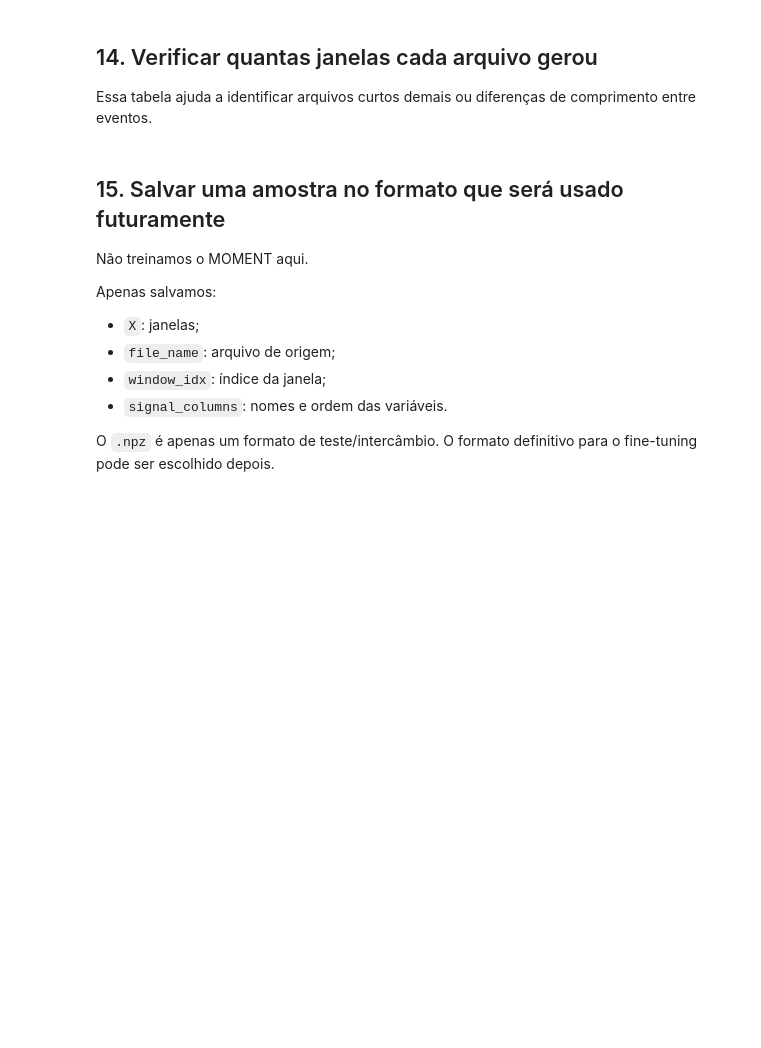
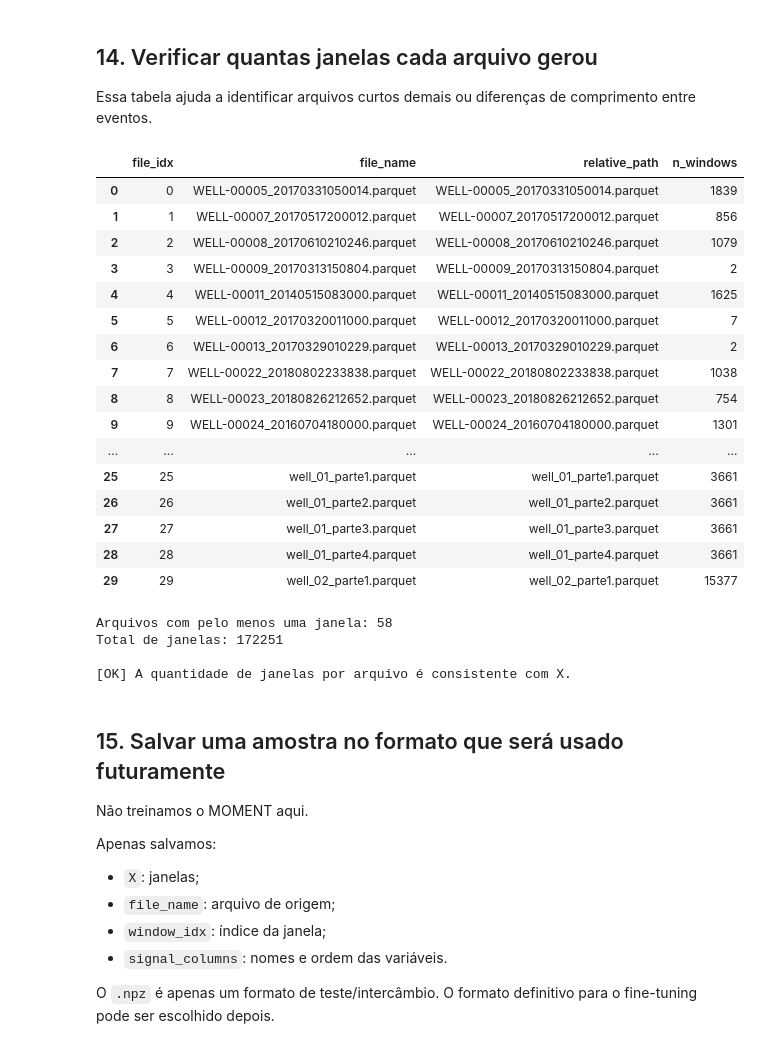
Before and after one commit to bcmarti/3W-unsupervised-learning, a Jupyter notebook: moment_projetos/test2_unlabeled_data_preprocessing.ipynb, the cells around one changed output. Cells and saved outputs as stored; diff of their text form; code cells hidden in the pictures; blank space fills up the shorter version.

```diff
--- a/moment_projetos/test2_unlabeled_data_preprocessing.ipynb
+++ b/moment_projetos/test2_unlabeled_data_preprocessing.ipynb
@@ -798,23 +912,63 @@ Essa tabela ajuda a identificar arquivos curtos demais ou diferenças de comprim
 # %%
 windows_per_file = (
     window_metadata
     .groupby(
         ["file_idx", "file_name", "relative_path"],
         as_index=False,
     )
     .size()
     .rename(columns={"size": "n_windows"})
 )
 
 display(windows_per_file.head(30))
 
 print(
     f"Arquivos com pelo menos uma janela: "
     f"{len(windows_per_file)}"
 )
+
 print(
     f"Total de janelas: {len(X)}"
 )
+
+# ============================================================
+# VALIDAÇÕES
+# ============================================================
+
+assert windows_per_file["n_windows"].sum() == len(X)
+
+assert (
+    window_metadata["window_idx"]
+    .min()
+    >= 0
+)
+
+print(
+    "\n[OK] A quantidade de janelas por arquivo "
+    "é consistente com X."
+)
+# %% [output]
+|  | file_idx | file_name | relative_path | n_windows |
+| 0 | 0 | WELL-00005_20170331050014.parquet | WELL-00005_20170331050014.parquet | 1839 |
+| 1 | 1 | WELL-00007_20170517200012.parquet | WELL-00007_20170517200012.parquet | 856 |
+| 2 | 2 | WELL-00008_20170610210246.parquet | WELL-00008_20170610210246.parquet | 1079 |
+| 3 | 3 | WELL-00009_20170313150804.parquet | WELL-00009_20170313150804.parquet | 2 |
+| 4 | 4 | WELL-00011_20140515083000.parquet | WELL-00011_20140515083000.parquet | 1625 |
+| 5 | 5 | WELL-00012_20170320011000.parquet | WELL-00012_20170320011000.parquet | 7 |
+| 6 | 6 | WELL-00013_20170329010229.parquet | WELL-00013_20170329010229.parquet | 2 |
+| 7 | 7 | WELL-00022_20180802233838.parquet | WELL-00022_20180802233838.parquet | 1038 |
+| 8 | 8 | WELL-00023_20180826212652.parquet | WELL-00023_20180826212652.parquet | 754 |
+| 9 | 9 | WELL-00024_20160704180000.parquet | WELL-00024_20160704180000.parquet | 1301 |
+| ... | ... | ... | ... | ... |
+| 25 | 25 | well_01_parte1.parquet | well_01_parte1.parquet | 3661 |
+| 26 | 26 | well_01_parte2.parquet | well_01_parte2.parquet | 3661 |
+| 27 | 27 | well_01_parte3.parquet | well_01_parte3.parquet | 3661 |
+| 28 | 28 | well_01_parte4.parquet | well_01_parte4.parquet | 3661 |
+| 29 | 29 | well_02_parte1.parquet | well_02_parte1.parquet | 15377 |
+Arquivos com pelo menos uma janela: 58
+Total de janelas: 172251
+
+[OK] A quantidade de janelas por arquivo é consistente com X.
 # %% [markdown]
 ## 15. Salvar uma amostra no formato que será usado futuramente
 
```
Also changed, not shown: parts of 5 cells of this notebook.
